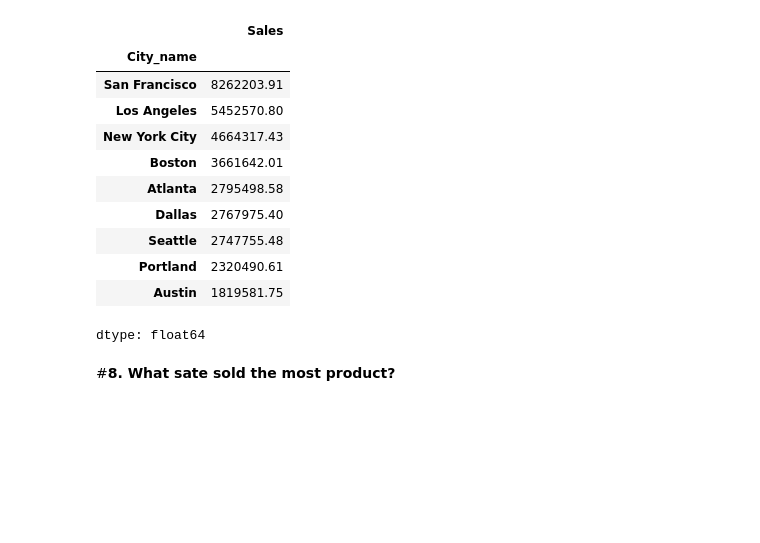
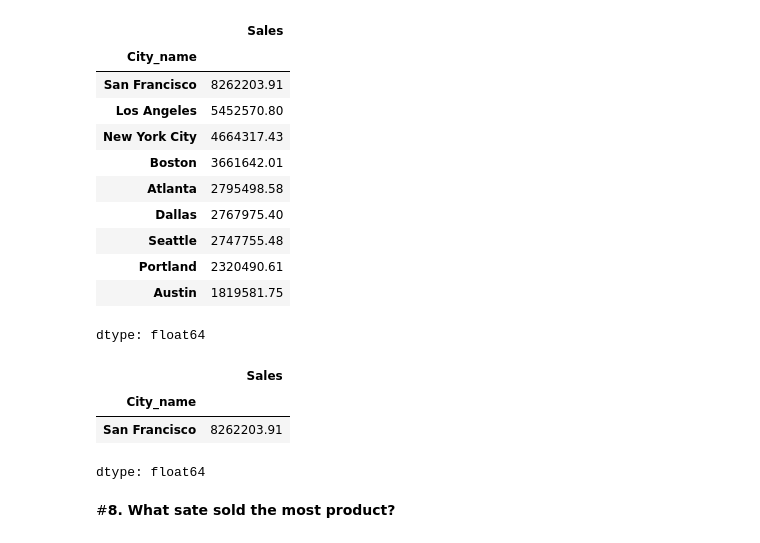
Before and after one commit to imhasib777/Data-Analysis-projects-using-Python, a Jupyter notebook: Task_01.ipynb, the cells around one changed output. Cells and saved outputs as stored; diff of their text form; code cells hidden in the pictures; blank space fills up the shorter version.

```diff
--- a/Task_01.ipynb
+++ b/Task_01.ipynb
@@ -142,6 +142,13 @@ c
 | Portland | 2320490.61 |
 | Austin | 1819581.75 |
 dtype: float64
+# %%
+c.head(1)
+# %% [output]
+|  | Sales |
+| City_name |  |
+| San Francisco | 8262203.91 |
+dtype: float64
 # %% [markdown]
 #**8. What sate sold the most product?**
 # %%
```
Also changed, not shown: parts of 12 cells of this notebook.
